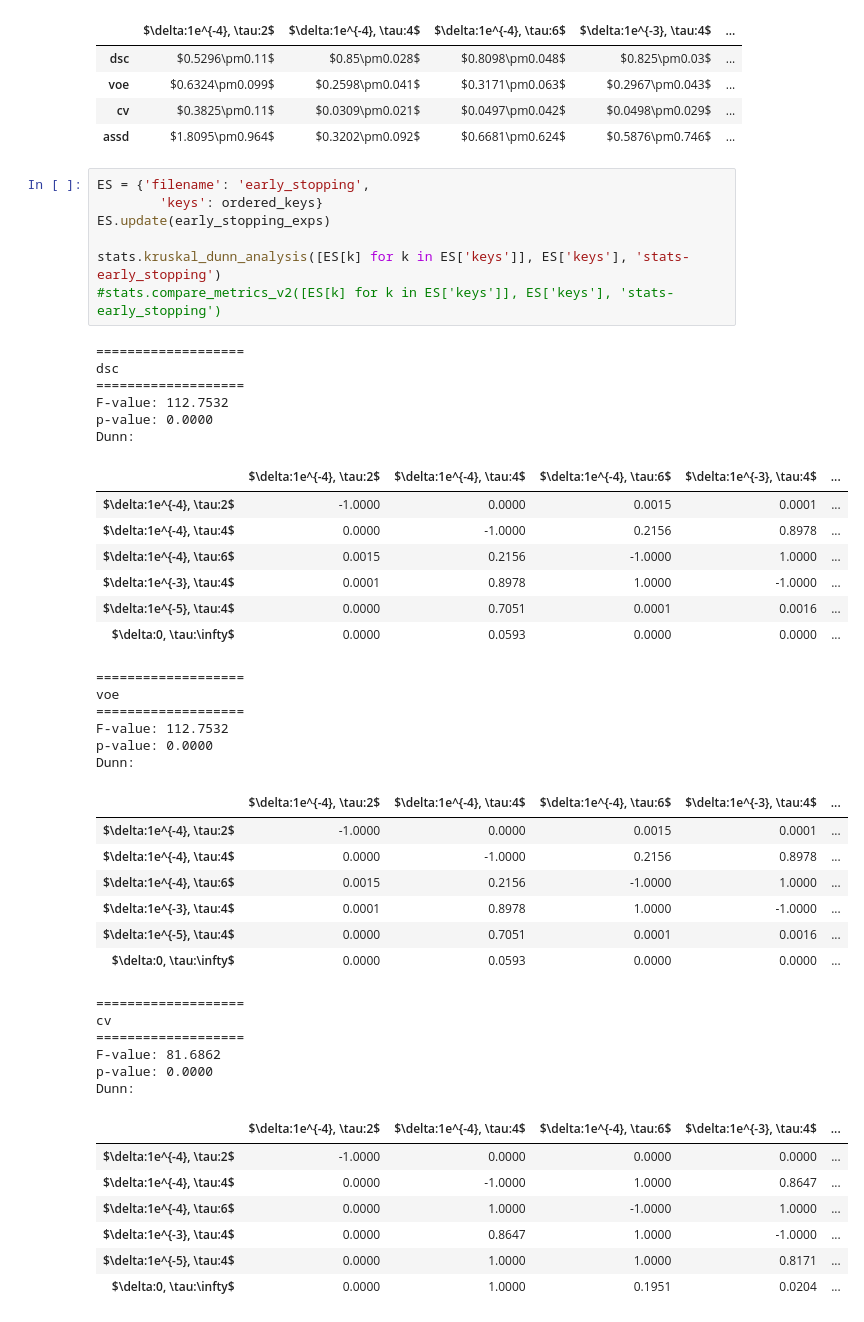
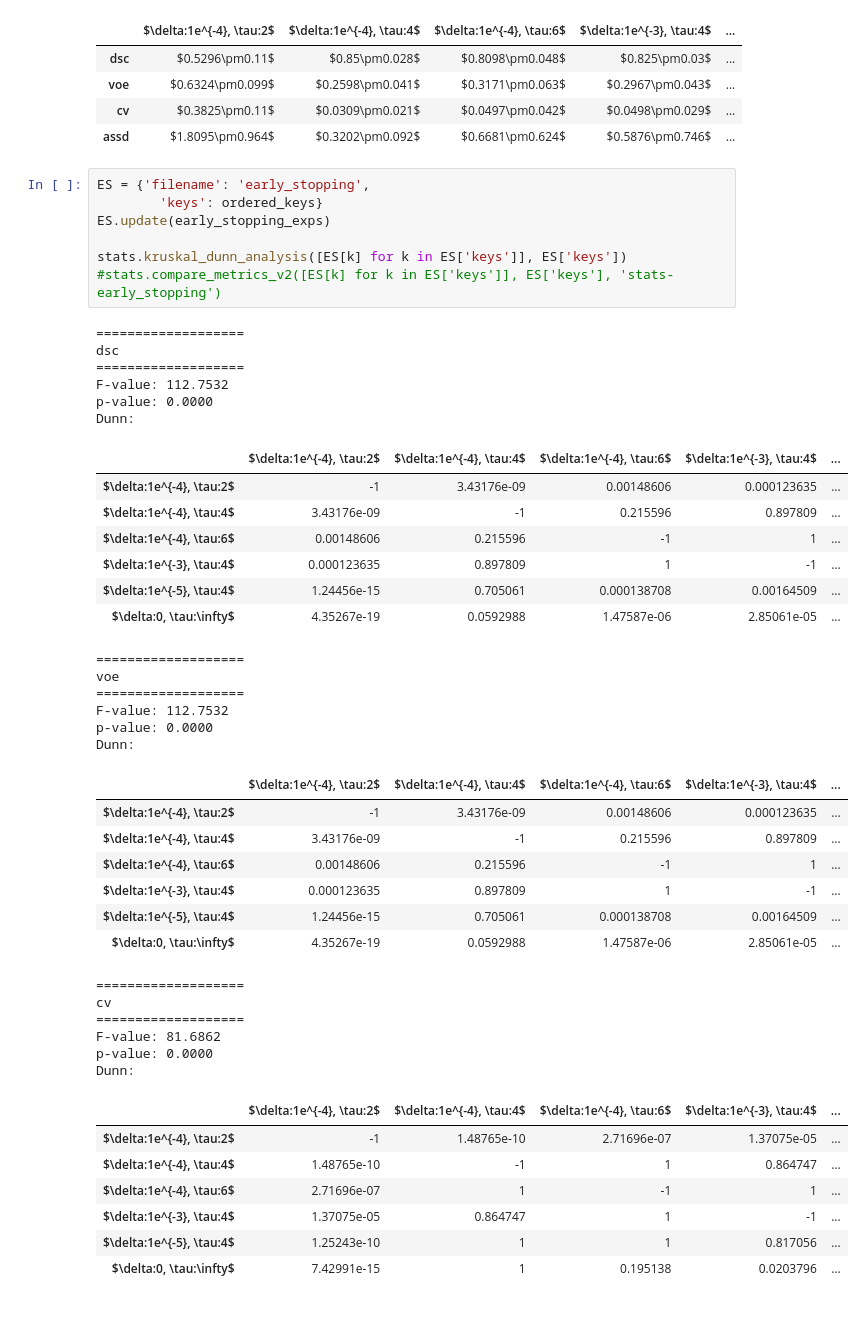
Before and after one commit to ad12/MedSegPy, a Jupyter notebook: analysis/early_stopping.ipynb, the cells around one changed output. Drawn from its saved outputs; the diff is of its cells as text.

```diff
--- a/analysis/early_stopping.ipynb
+++ b/analysis/early_stopping.ipynb
@@ -122,24 +122,24 @@ display(df)
 # %%
 ES = {'filename': 'early_stopping',
         'keys': ordered_keys}
 ES.update(early_stopping_exps)
 
-stats.kruskal_dunn_analysis([ES[k] for k in ES['keys']], ES['keys'], 'stats-early_stopping')
+stats.kruskal_dunn_analysis([ES[k] for k in ES['keys']], ES['keys'])
 #stats.compare_metrics_v2([ES[k] for k in ES['keys']], ES['keys'], 'stats-early_stopping')
 # %% [output]
 ===================
 dsc
 ===================
 F-value: 112.7532
 p-value: 0.0000
 Dunn:
 |  | $\delta:1e^{-4}, \tau:2$ | $\delta:1e^{-4}, \tau:4$ | $\delta:1e^{-4}, \tau:6$ | $\delta:1e^{-3}, \tau:4$ | ... |
-| $\delta:1e^{-4}, \tau:2$ | -1.0000 | 0.0000 | 0.0015 | 0.0001 | ... |
-| $\delta:1e^{-4}, \tau:4$ | 0.0000 | -1.0000 | 0.2156 | 0.8978 | ... |
-| $\delta:1e^{-4}, \tau:6$ | 0.0015 | 0.2156 | -1.0000 | 1.0000 | ... |
-| $\delta:1e^{-3}, \tau:4$ | 0.0001 | 0.8978 | 1.0000 | -1.0000 | ... |
-| $\delta:1e^{-5}, \tau:4$ | 0.0000 | 0.7051 | 0.0001 | 0.0016 | ... |
-| $\delta:0, \tau:\infty$ | 0.0000 | 0.0593 | 0.0000 | 0.0000 | ... |
+| $\delta:1e^{-4}, \tau:2$ | -1 | 3.43176e-09 | 0.00148606 | 0.000123635 | ... |
+| $\delta:1e^{-4}, \tau:4$ | 3.43176e-09 | -1 | 0.215596 | 0.897809 | ... |
+| $\delta:1e^{-4}, \tau:6$ | 0.00148606 | 0.215596 | -1 | 1 | ... |
+| $\delta:1e^{-3}, \tau:4$ | 0.000123635 | 0.897809 | 1 | -1 | ... |
+| $\delta:1e^{-5}, \tau:4$ | 1.24456e-15 | 0.705061 | 0.000138708 | 0.00164509 | ... |
+| $\delta:0, \tau:\infty$ | 4.35267e-19 | 0.0592988 | 1.47587e-06 | 2.85061e-05 | ... |
 ===================
 voe
 ===================
@@ -147,12 +147,12 @@ F-value: 112.7532
 p-value: 0.0000
 Dunn:
 |  | $\delta:1e^{-4}, \tau:2$ | $\delta:1e^{-4}, \tau:4$ | $\delta:1e^{-4}, \tau:6$ | $\delta:1e^{-3}, \tau:4$ | ... |
-| $\delta:1e^{-4}, \tau:2$ | -1.0000 | 0.0000 | 0.0015 | 0.0001 | ... |
-| $\delta:1e^{-4}, \tau:4$ | 0.0000 | -1.0000 | 0.2156 | 0.8978 | ... |
-| $\delta:1e^{-4}, \tau:6$ | 0.0015 | 0.2156 | -1.0000 | 1.0000 | ... |
-| $\delta:1e^{-3}, \tau:4$ | 0.0001 | 0.8978 | 1.0000 | -1.0000 | ... |
-| $\delta:1e^{-5}, \tau:4$ | 0.0000 | 0.7051 | 0.0001 | 0.0016 | ... |
-| $\delta:0, \tau:\infty$ | 0.0000 | 0.0593 | 0.0000 | 0.0000 | ... |
+| $\delta:1e^{-4}, \tau:2$ | -1 | 3.43176e-09 | 0.00148606 | 0.000123635 | ... |
+| $\delta:1e^{-4}, \tau:4$ | 3.43176e-09 | -1 | 0.215596 | 0.897809 | ... |
+| $\delta:1e^{-4}, \tau:6$ | 0.00148606 | 0.215596 | -1 | 1 | ... |
+| $\delta:1e^{-3}, \tau:4$ | 0.000123635 | 0.897809 | 1 | -1 | ... |
+| $\delta:1e^{-5}, \tau:4$ | 1.24456e-15 | 0.705061 | 0.000138708 | 0.00164509 | ... |
+| $\delta:0, \tau:\infty$ | 4.35267e-19 | 0.0592988 | 1.47587e-06 | 2.85061e-05 | ... |
 ===================
 cv
 ===================
@@ -160,12 +160,12 @@ F-value: 81.6862
 p-value: 0.0000
 Dunn:
 |  | $\delta:1e^{-4}, \tau:2$ | $\delta:1e^{-4}, \tau:4$ | $\delta:1e^{-4}, \tau:6$ | $\delta:1e^{-3}, \tau:4$ | ... |
-| $\delta:1e^{-4}, \tau:2$ | -1.0000 | 0.0000 | 0.0000 | 0.0000 | ... |
-| $\delta:1e^{-4}, \tau:4$ | 0.0000 | -1.0000 | 1.0000 | 0.8647 | ... |
-| $\delta:1e^{-4}, \tau:6$ | 0.0000 | 1.0000 | -1.0000 | 1.0000 | ... |
-| $\delta:1e^{-3}, \tau:4$ | 0.0000 | 0.8647 | 1.0000 | -1.0000 | ... |
-| $\delta:1e^{-5}, \tau:4$ | 0.0000 | 1.0000 | 1.0000 | 0.8171 | ... |
-| $\delta:0, \tau:\infty$ | 0.0000 | 1.0000 | 0.1951 | 0.0204 | ... |
+| $\delta:1e^{-4}, \tau:2$ | -1 | 1.48765e-10 | 2.71696e-07 | 1.37075e-05 | ... |
+| $\delta:1e^{-4}, \tau:4$ | 1.48765e-10 | -1 | 1 | 0.864747 | ... |
+| $\delta:1e^{-4}, \tau:6$ | 2.71696e-07 | 1 | -1 | 1 | ... |
+| $\delta:1e^{-3}, \tau:4$ | 1.37075e-05 | 0.864747 | 1 | -1 | ... |
+| $\delta:1e^{-5}, \tau:4$ | 1.25243e-10 | 1 | 1 | 0.817056 | ... |
+| $\delta:0, \tau:\infty$ | 7.42991e-15 | 1 | 0.195138 | 0.0203796 | ... |
 ===================
 assd
 ===================
```
Also changed, not shown: parts of 1 cell of this notebook, 3 other files.
